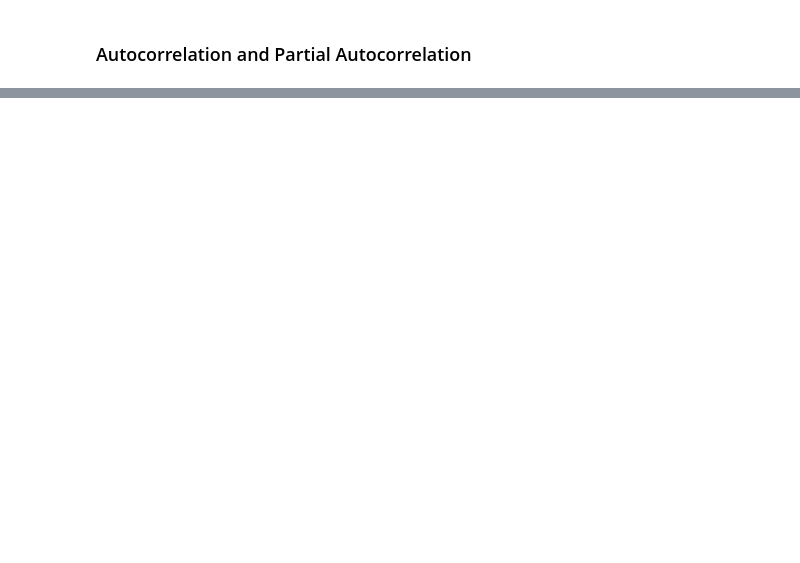
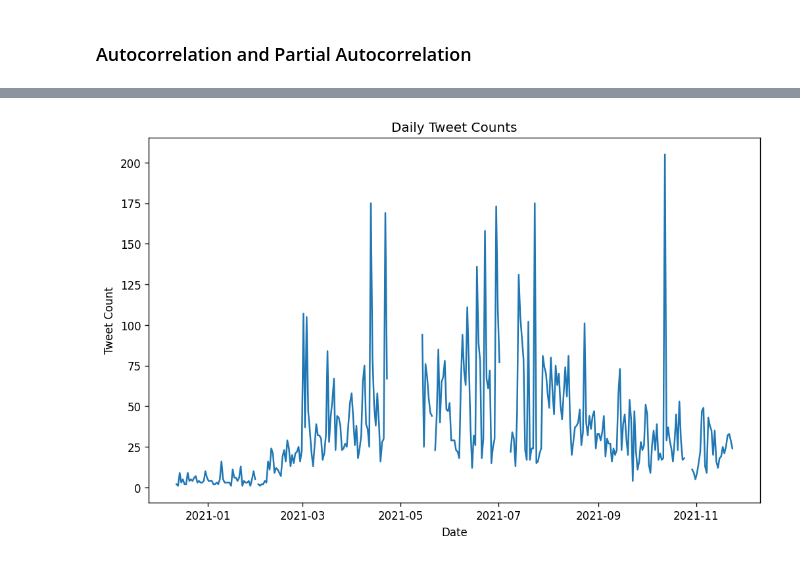
Before and after one commit to oliveira002/FEUP-CAC, a Jupyter notebook: notebook.ipynb, the cells around one changed output, grey strips where cells are left out. Saved outputs shown, nothing was run; the diff lists cells and outputs as text; code cells hidden in the pictures; blank space fills up the shorter version.

```diff
--- a/notebook.ipynb
+++ b/notebook.ipynb
@@ -581,0 +953,25 @@ plot_pacf(tweets_agg_df['count'].tolist(), lags=50, ax=axes[0])
+# %%
+# Aggregate tweet counts by day
+tweet_counts_daily = df_tweets.groupby(['year', 'month', 'day']).size().reset_index(name='tweet_count')
+
+# Convert date columns to datetime format
+tweet_counts_daily['date'] = pd.to_datetime(tweet_counts_daily[['year', 'month', 'day']])
+
+
+# Drop redundant columns
+tweet_counts_daily.drop(columns=['year', 'month', 'day'], inplace=True)
+
+# Set 'date' column as index
+
+tweet_counts_daily.set_index('date', inplace=True)
+tweet_counts_daily = tweet_counts_hourly.asfreq('D')
+
+# Plot the time series
+plt.figure(figsize=(10, 6))
+plt.plot(tweet_counts_daily.index, tweet_counts_daily['tweet_count'])
+plt.title('Daily Tweet Counts')
+plt.xlabel('Date')
+plt.ylabel('Tweet Count')
+plt.show()
+# %% [output]
+[figure, added]
```
Also changed, not shown: parts of 48 cells of this notebook, 1 other file.
